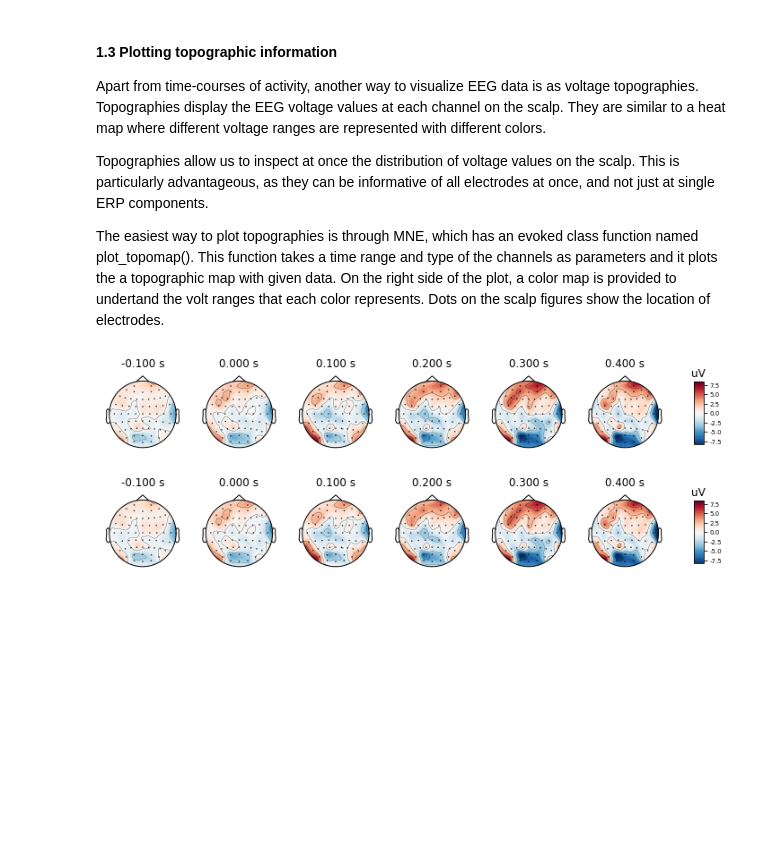
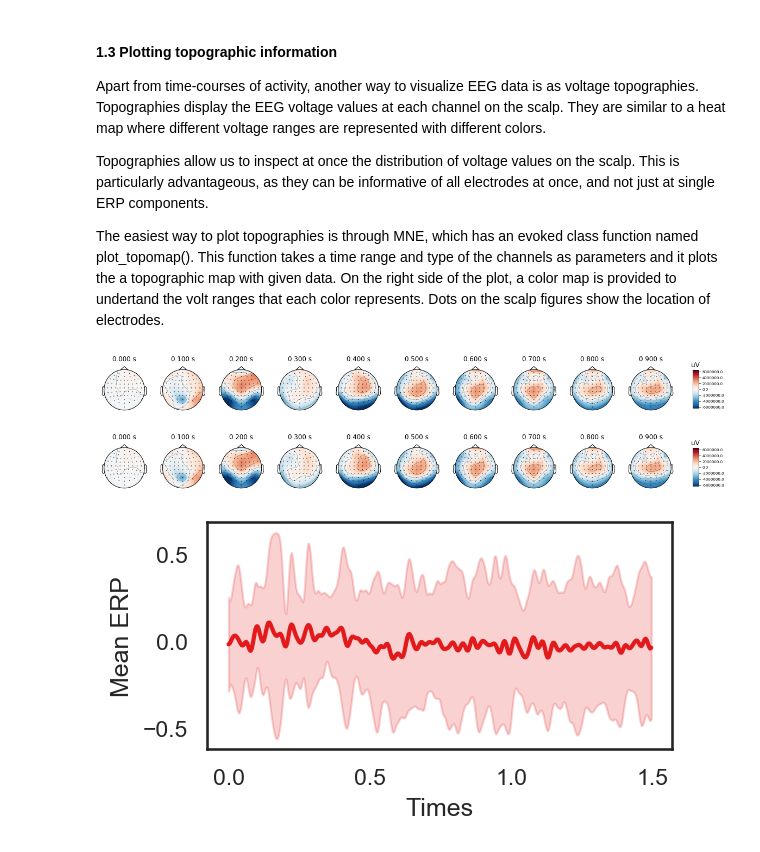
Before and after one commit to aath0/AlgorithmsNeuroscience, a Jupyter notebook: Tutorials/DataVisualization.ipynb, the cells around one changed output. Cells and saved outputs as stored; diff of their text form; code cells hidden in the pictures; blank space fills up the shorter version.

```diff
--- a/Tutorials/DataVisualization.ipynb
+++ b/Tutorials/DataVisualization.ipynb
@@ -112,8 +114,34 @@ The easiest way to plot topographies is through MNE, which has an evoked class f
 # %%
 import numpy as np
 %matplotlib inline
-times = np.arange(-0.1, 0.5, 0.1)
+times = np.arange(0, 1, 0.1)
 epochs.average().plot_topomap(times, ch_type='eeg')
 # %% [output]
-[figure, old version]
+[figure, new version]
-[figure, old version]
+[figure, new version]
+# %%
+import pylab, numpy as np, seaborn as sns, matplotlib.pyplot as plt
+from scipy.stats import ttest_rel, sem
+
+def plot_conditions(data, times):
+
+    sns.set(style="white")
+    ColorsL = np.array(([228,26,28], [55,126,184], [77,175,74], [152,78,163], [255,127,0]))/256
+    col_axes = np.array((82, 82, 82))/256
+
+    al = 0.2
+    fig = plt.figure(num=None, figsize=(4, 2), dpi=150)
+
+
+    epochs_mean = np.mean(data, axis = 0)
+    epochs_std = sem(data, axis = 0)/2
+
+    plt.plot(times, epochs_mean, color = ColorsL[0], linewidth = 2)
+    plt.fill_between(times, epochs_mean, epochs_mean + epochs_std, color = ColorsL[0], interpolate=True, alpha = al)
+    plt.fill_between(times, epochs_mean, epochs_mean - epochs_std, color = ColorsL[0], interpolate=True, alpha = al)
+    plt.ylabel('Mean ERP')
+    plt.xlabel('Times')
+# %%
+plot_conditions(epochs['FP'].get_data()[3,:], epochs.times)
+# %% [output]
+[figure, added]
```
Also changed, not shown: parts of 6 cells of this notebook.
